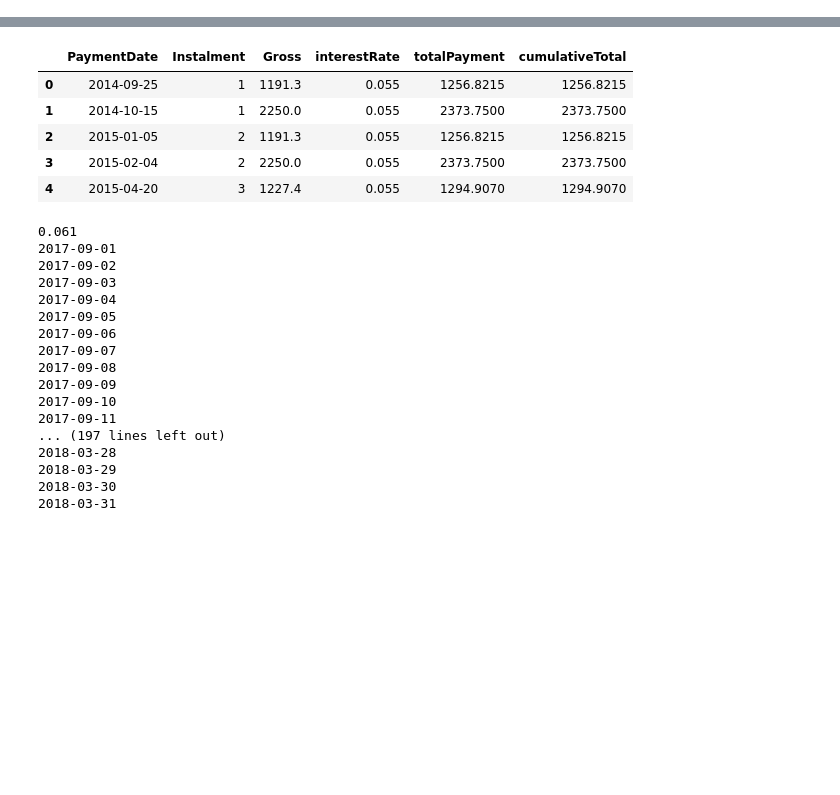
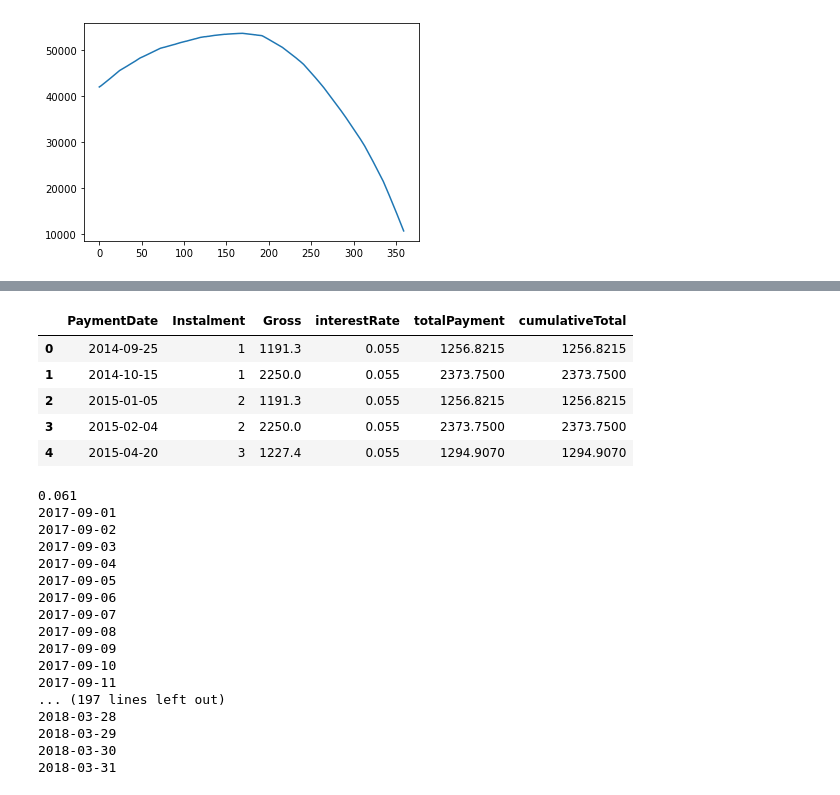
Before and after one commit to lvassor/student_finance_simulation, a Jupyter notebook: notebooks/payoffSimulation.ipynb, the cells around one changed output, grey strips where cells are left out. Drawn from its saved outputs; the diff is of its cells as text; code cells hidden in the pictures; blank space fills up the shorter version.

```diff
--- a/notebooks/payoffSimulation.ipynb
+++ b/notebooks/payoffSimulation.ipynb
@@ -147,0 +161,2 @@ def simulateLifetimeEarnings(grossSalaryPA, N = 40):
+# %%
+cumList = simulateLifetimeEarnings(grossSalaryPA=30000, N=30, principal=42000, employment_start="2019-10-07")
@@ -147,0 +181,6 @@ def simulateLifetimeEarnings(grossSalaryPA, N = 40):
+# %%
+import matplotlib.pyplot as plt
+plt.plot(cumList)
+plt.show()
+# %% [output]
+[figure, added]
```
Also changed, not shown: parts of 10 cells of this notebook.
